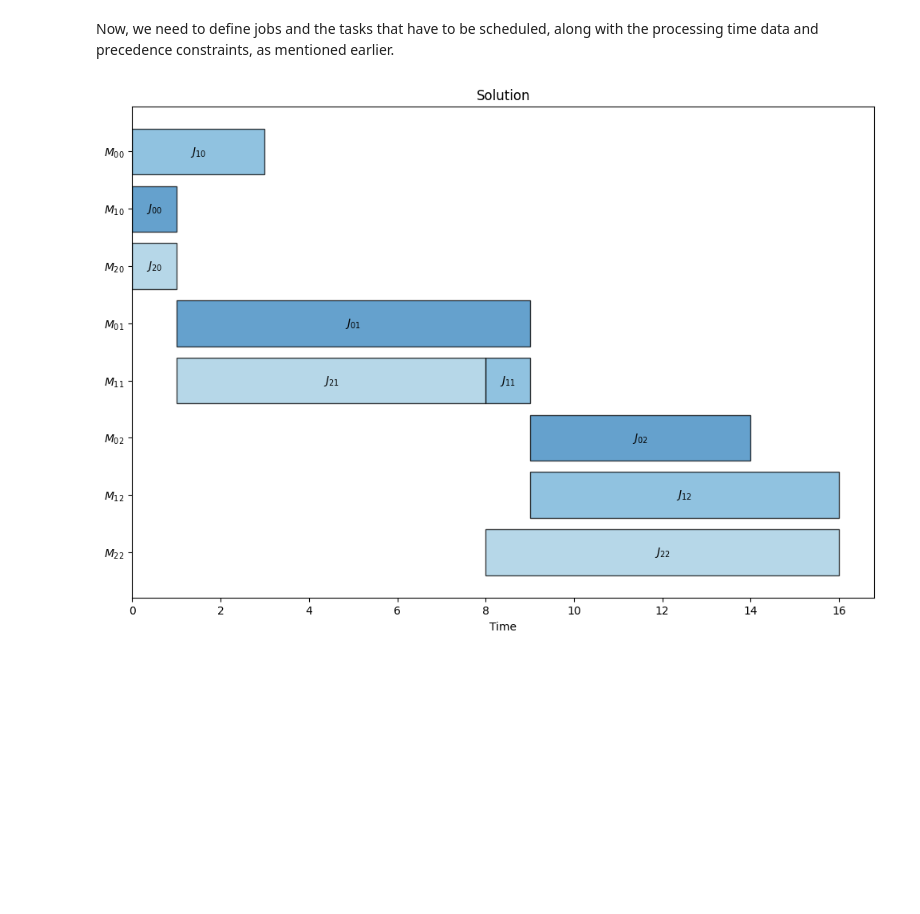
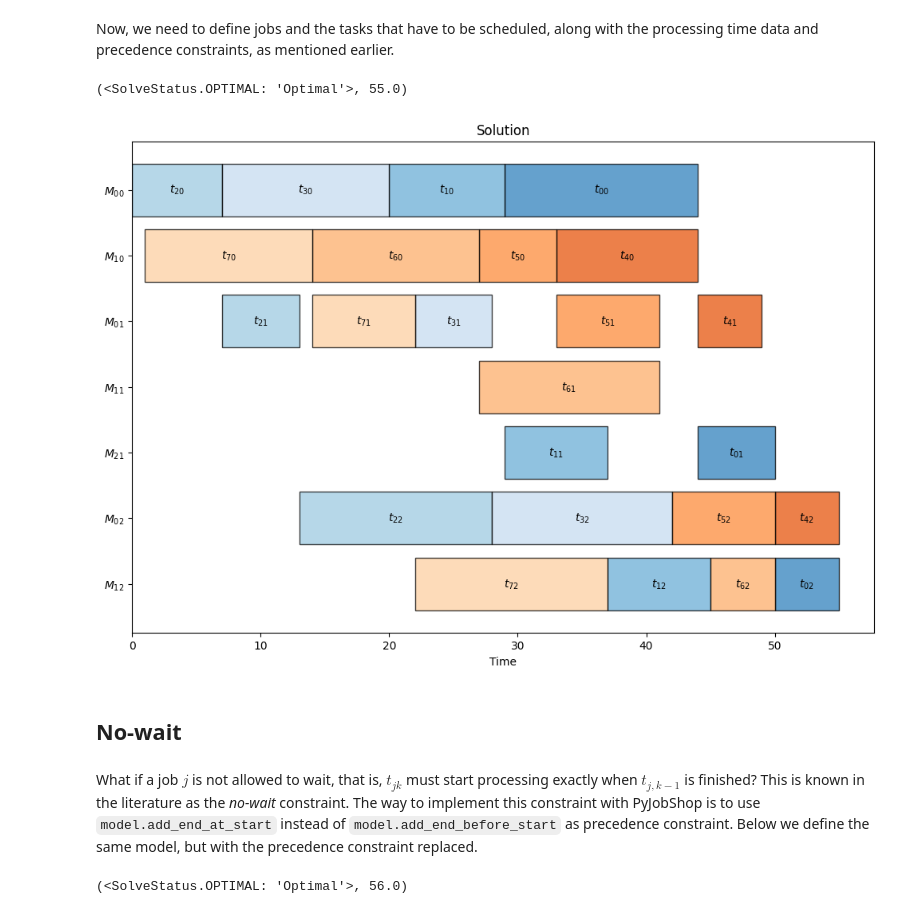
Before and after one commit to PyJobShop/PyJobShop, a Jupyter notebook: examples/hybrid_flow_shop.ipynb, the cells around one changed output. Saved outputs shown, nothing was run; the diff lists cells and outputs as text; code cells hidden in the pictures; blank space fills up the shorter version.

Commit message:
No-wait and blocking hybrid flow shops (#213)

```diff
--- a/examples/hybrid_flow_shop.ipynb
+++ b/examples/hybrid_flow_shop.ipynb
@@ -27,6 +27,6 @@ Let's now implement the above example using PyJobShop's Model interface.
 # %% [markdown]
 ## Model
 # %%
-num_jobs = 3
+num_jobs = 8
 num_stages = 3
-num_machines = [3, 2, 3]
+num_machines = [2, 3, 2]
@@ -37 +33,11 @@ model = Model()
+# %%
+import random
+
+random.seed(42)
+
+PROCESSING_TIMES = {
+    (job, stage): random.randint(5, 15)
+    for job in range(num_jobs)
+    for stage in range(num_stages)
+}
 # %% [markdown]
@@ -42,4 +48,4 @@ def machine_name(machine, stage):
 
 
 def job_name(job: int, stage: int):
-    return f"$J_{{{job}{stage}}}$"
+    return f"$t_{{{job}{stage}}}$"
@@ -55,10 +65,6 @@ for k in range(num_stages):
 # %% [markdown]
 Now, we need to define jobs and the tasks that have to be scheduled, along with the processing time data and precedence constraints, as mentioned earlier.
 # %%
-import random
-
-random.seed(42)
-
 jobs = [model.add_job() for _ in range(num_jobs)]
 
 for j, job in enumerate(jobs):
@@ -68,7 +74,7 @@ for j, job in enumerate(jobs):
 
     for stage in range(num_stages):
         for machine in stage2machines[stage]:
-            duration = random.randint(1, 20)
+            duration = PROCESSING_TIMES[j, stage]
             model.add_mode(tasks[stage], machine, duration)
 
     for idx in range(num_stages - 1):
@@ -77,9 +83,18 @@ for j, job in enumerate(jobs):
         model.add_end_before_start(first, second)
 # %%
 result = model.solve(display=False)
+(result.status, result.objective)
+# %% [output]
+(<SolveStatus.OPTIMAL: 'Optimal'>, 55.0)
 # %%
 from pyjobshop.plot import plot_machine_gantt
 
+data = model.data()
 plot_machine_gantt(result.best, model.data(), plot_labels=True)
 # %% [output]
-[figure, old version]
+[figure, new version]
+# %% [markdown]
+## No-wait
+# %% [markdown]
+What if a job $j$ is not allowed to wait, that is, $t_{jk}$ must start processing exactly when $t_{j,k-1}$ is finished?
+This is known in the literature as the _no-wait_ constraint. The way to implement this constraint with PyJobShop is to use `model.add_end_at_start` instead of `model.add_end_before_start` as precedence constraint. Below we define the same model, but with the precedence constraint replaced.
@@ -85,0 +127,5 @@ plot_machine_gantt(result.best, model.data(), plot_labels=True)
+# %%
+result = model.solve(display=False)
+(result.status, result.objective)
+# %% [output]
+(<SolveStatus.OPTIMAL: 'Optimal'>, 56.0)
```
Also changed, not shown: parts of 14 cells of this notebook.
